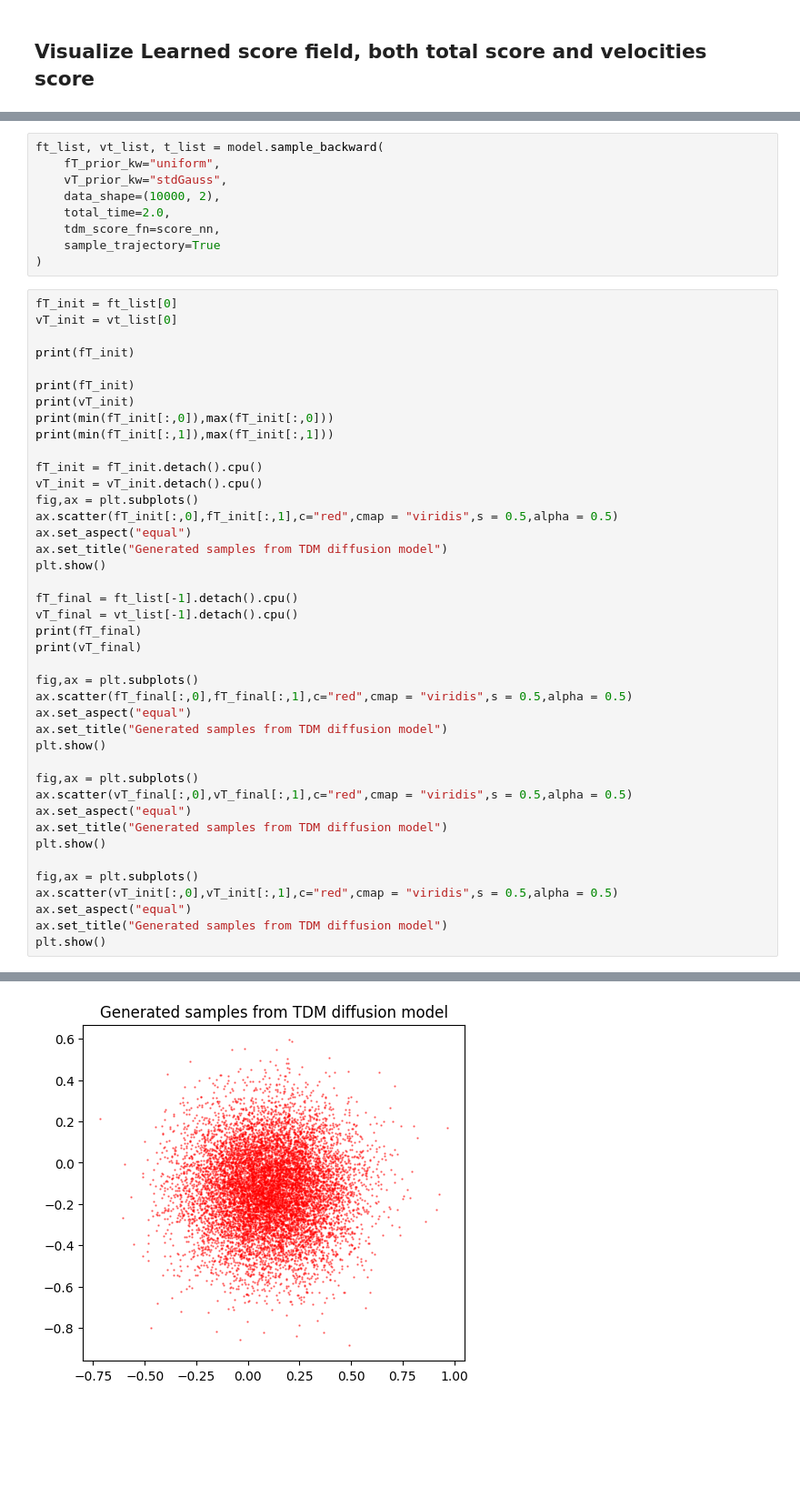
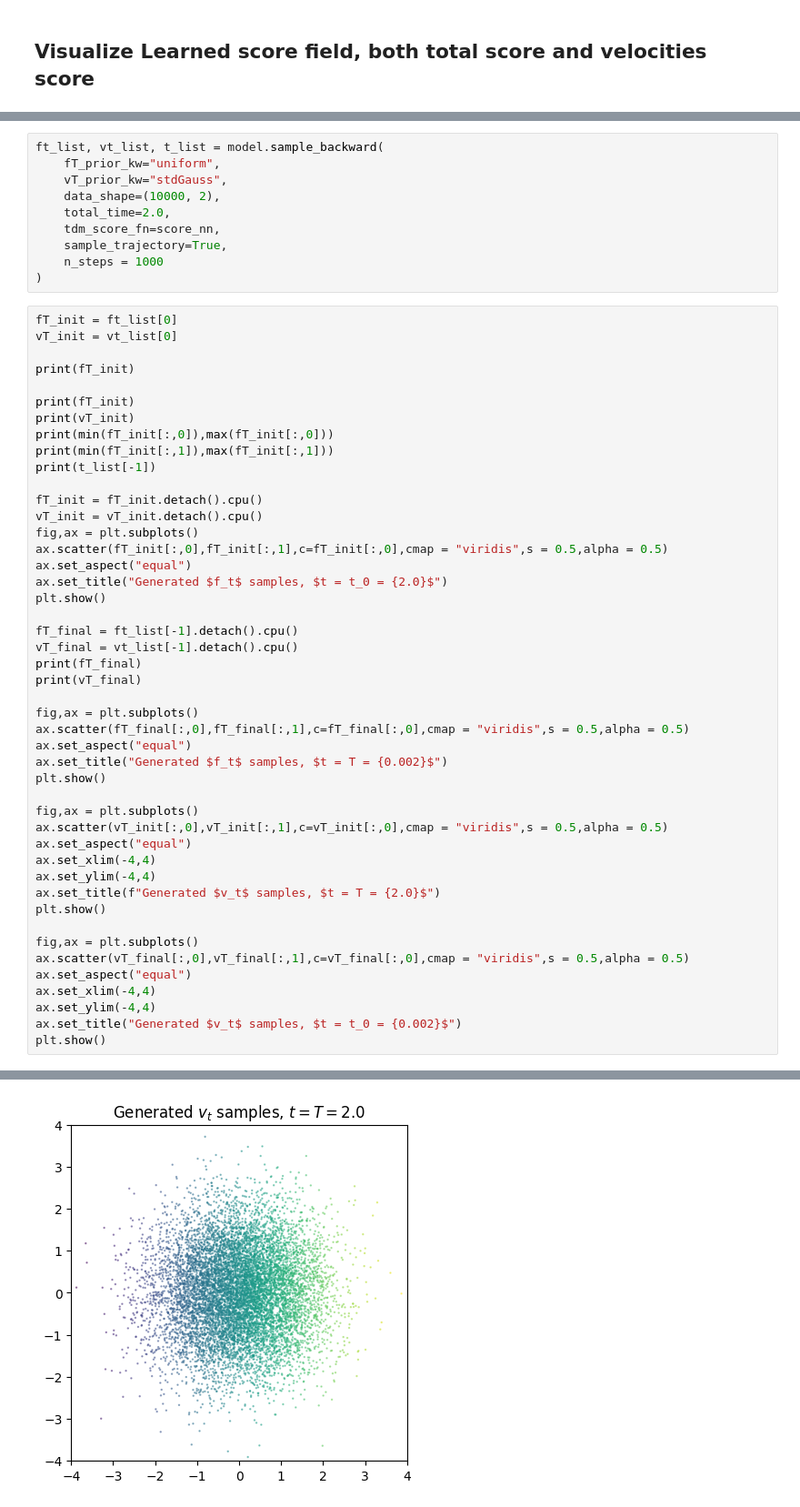
Before and after one commit to MateosCz/diffusion-playground, a Jupyter notebook: checkerboard_analysis.ipynb, the cells around one changed output, grey strips where cells are left out. Shown at 91% size. Cells and saved outputs as stored; diff of their text form; blank space fills up the shorter version.

```diff
--- a/checkerboard_analysis.ipynb
+++ b/checkerboard_analysis.ipynb
@@ -391,7 +404,8 @@ ft_list, vt_list, t_list = model.sample_backward(
     data_shape=(10000, 2),
     total_time=2.0,
     tdm_score_fn=score_nn,
-    sample_trajectory=True
+    sample_trajectory=True,
+    n_steps = 1000
 )
 # %%
 fT_init = ft_list[0]
@@ -403,13 +417,14 @@ print(fT_init)
 print(vT_init)
 print(min(fT_init[:,0]),max(fT_init[:,0]))
 print(min(fT_init[:,1]),max(fT_init[:,1]))
+print(t_list[-1])
 
 fT_init = fT_init.detach().cpu()
 vT_init = vT_init.detach().cpu()
 fig,ax = plt.subplots()
-ax.scatter(fT_init[:,0],fT_init[:,1],c="red",cmap = "viridis",s = 0.5,alpha = 0.5)
+ax.scatter(fT_init[:,0],fT_init[:,1],c=fT_init[:,0],cmap = "viridis",s = 0.5,alpha = 0.5)
 ax.set_aspect("equal")
-ax.set_title("Generated samples from TDM diffusion model")
+ax.set_title("Generated $f_t$ samples, $t = t_0 = {2.0}$")
 plt.show()
 
 fT_final = ft_list[-1].detach().cpu()
@@ -418,20 +433,24 @@ print(fT_final)
 print(vT_final)
 
 fig,ax = plt.subplots()
-ax.scatter(fT_final[:,0],fT_final[:,1],c="red",cmap = "viridis",s = 0.5,alpha = 0.5)
+ax.scatter(fT_final[:,0],fT_final[:,1],c=fT_final[:,0],cmap = "viridis",s = 0.5,alpha = 0.5)
 ax.set_aspect("equal")
-ax.set_title("Generated samples from TDM diffusion model")
+ax.set_title("Generated $f_t$ samples, $t = T = {0.002}$")
 plt.show()
 
 fig,ax = plt.subplots()
-ax.scatter(vT_final[:,0],vT_final[:,1],c="red",cmap = "viridis",s = 0.5,alpha = 0.5)
+ax.scatter(vT_init[:,0],vT_init[:,1],c=vT_init[:,0],cmap = "viridis",s = 0.5,alpha = 0.5)
 ax.set_aspect("equal")
-ax.set_title("Generated samples from TDM diffusion model")
+ax.set_xlim(-4,4)
+ax.set_ylim(-4,4)
+ax.set_title(f"Generated $v_t$ samples, $t = T = {2.0}$")
 plt.show()
 
 fig,ax = plt.subplots()
-ax.scatter(vT_init[:,0],vT_init[:,1],c="red",cmap = "viridis",s = 0.5,alpha = 0.5)
+ax.scatter(vT_final[:,0],vT_final[:,1],c=vT_final[:,0],cmap = "viridis",s = 0.5,alpha = 0.5)
 ax.set_aspect("equal")
-ax.set_title("Generated samples from TDM diffusion model")
+ax.set_xlim(-4,4)
+ax.set_ylim(-4,4)
+ax.set_title("Generated $v_t$ samples, $t = t_0 = {0.002}$")
 plt.show()
 # %% [output]
@@ -471 +490 @@ tensor([[ 0.4262, -0.1074],
-[figure, old version]
+[figure, new version]
```
Also changed, not shown: parts of 13 cells of this notebook, 3 other files.
